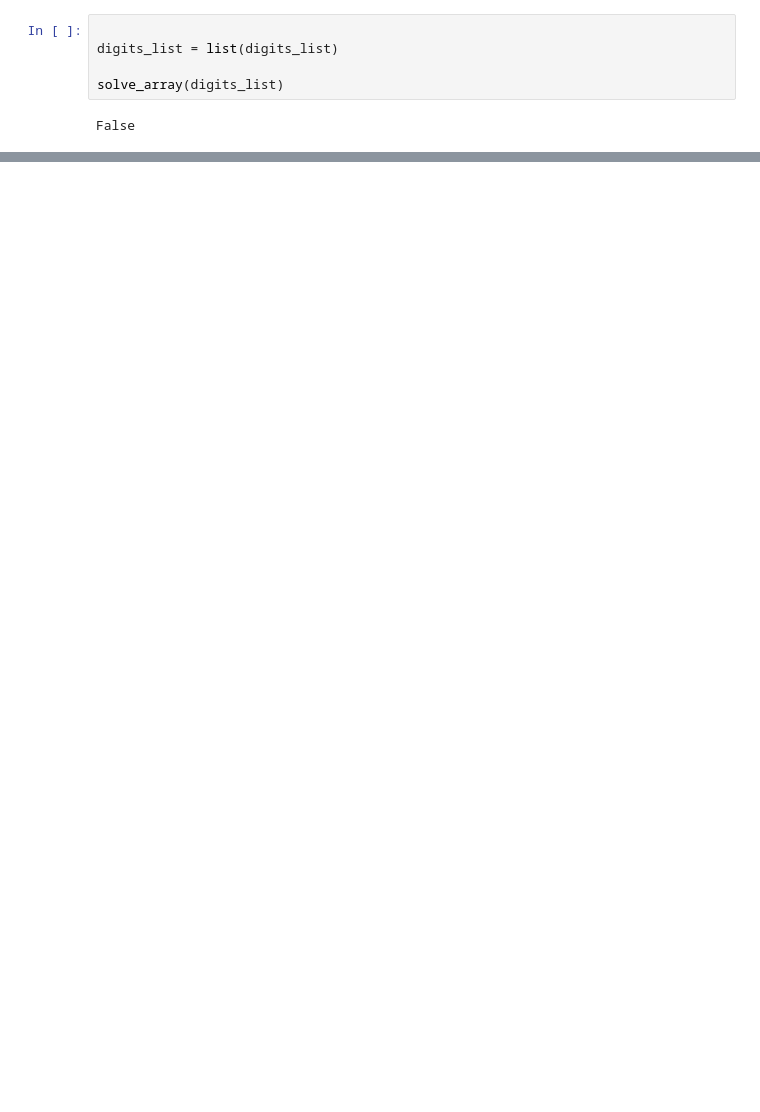
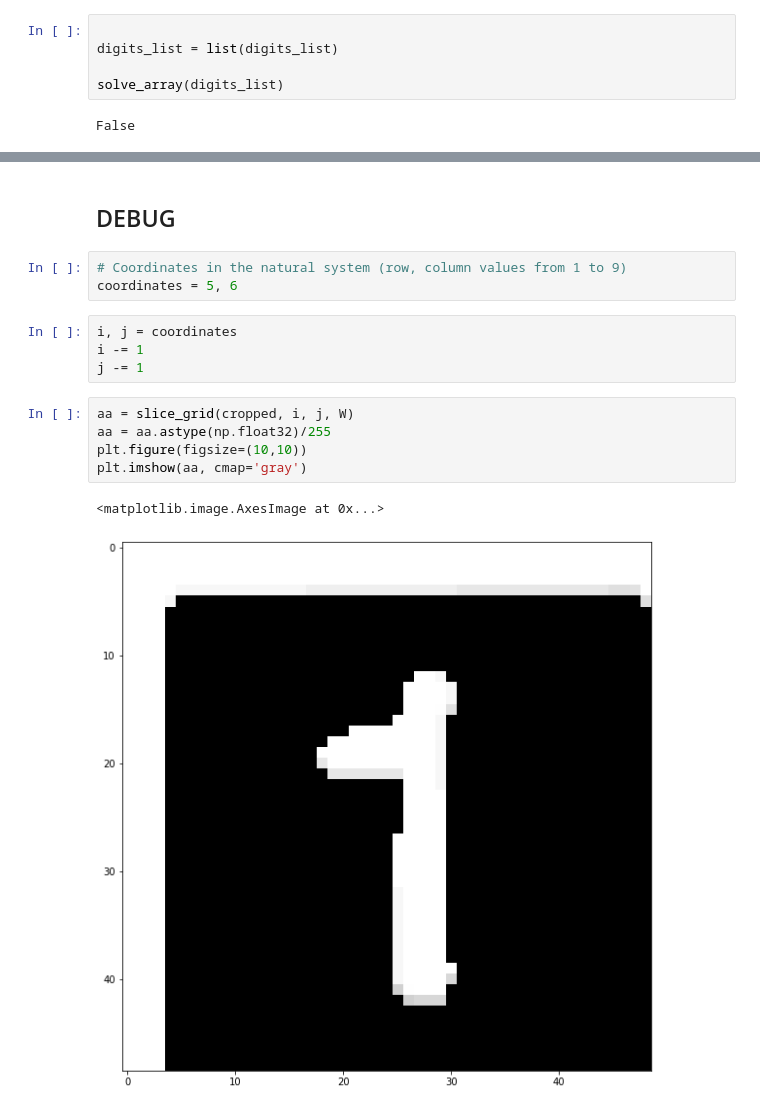
Before and after one commit to matteobarbieri/sudoku, a Jupyter notebook: data_exploration.ipynb, the cells around one changed output, grey strips where cells are left out. Saved outputs shown, nothing was run; the diff lists cells and outputs as text; blank space fills up the shorter version.

```diff
--- a/data_exploration.ipynb
+++ b/data_exploration.ipynb
@@ -252,0 +204,17 @@ print_board(digits_list)
+# %% [markdown]
+## DEBUG
+# %%
+# Coordinates in the natural system (row, column values from 1 to 9)
+coordinates = 5, 6
+# %%
+i, j = coordinates
+i -= 1
+j -= 1
+# %%
+aa = slice_grid(cropped, i, j, W)
+aa = aa.astype(np.float32)/255
+plt.figure(figsize=(10,10))
+plt.imshow(aa, cmap='gray')
+# %% [output]
+<matplotlib.image.AxesImage at 0x...>
+[figure, added]
```
Also changed, not shown: parts of 25 cells of this notebook, 2 other files.
